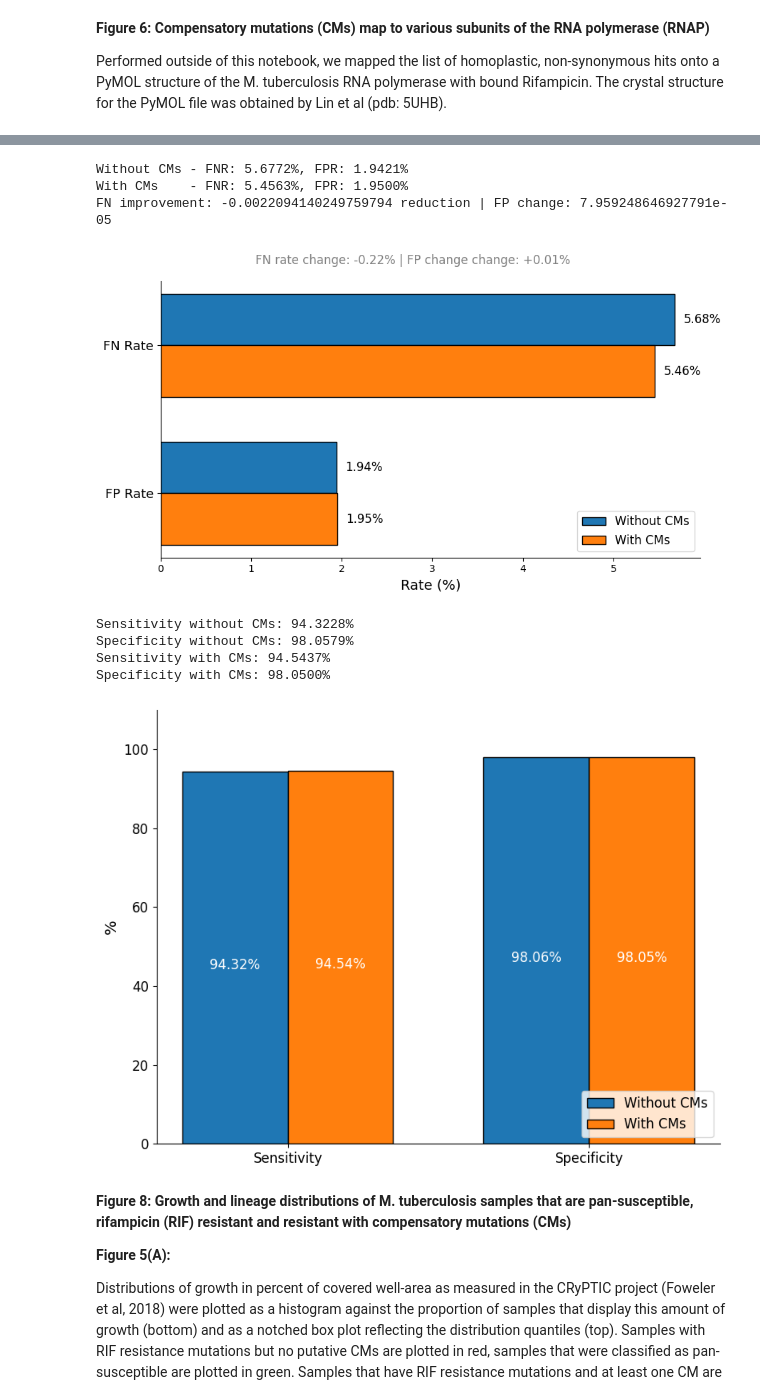
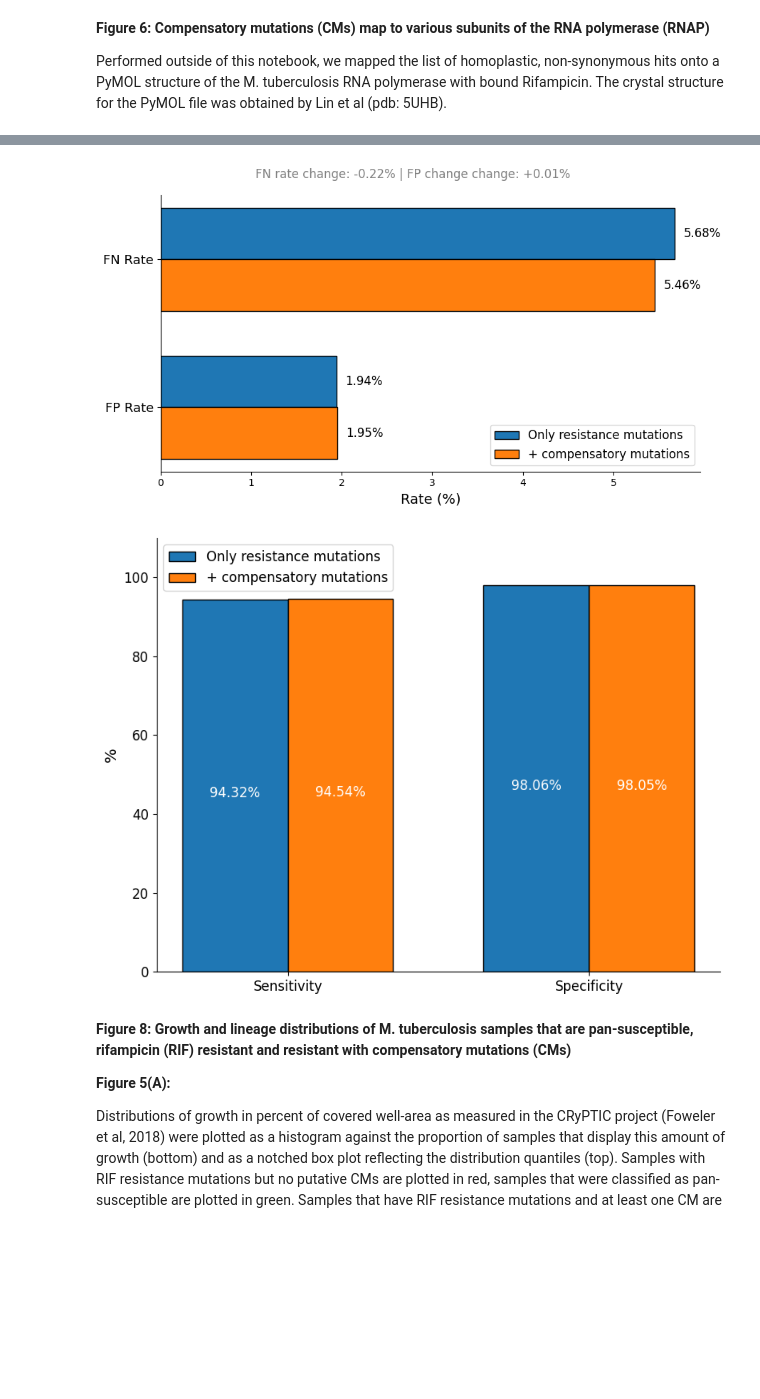
Before and after one commit to viktoria023/thesis, a Jupyter notebook: tb-rnap-compensation/Recreate_figures_paper.ipynb, the cells around one changed output, grey strips where cells are left out. Cells and saved outputs as stored; diff of their text form; code cells hidden in the pictures; blank space fills up the shorter version.

Commit message:
replace percentage formatter

```diff
--- a/tb-rnap-compensation/Recreate_figures_paper.ipynb
+++ b/tb-rnap-compensation/Recreate_figures_paper.ipynb
@@ -908,13 +893,9 @@ FPR_noCM = FP_noCM / (FP_noCM + TN_noCM)
 FNR_CM = FN_CM / (FN_CM + TP_CM)
 FPR_CM = FP_CM / (FP_CM + TN_CM)
 
-print(f"Without CMs - FNR: {FNR_noCM:.4%}, FPR: {FPR_noCM:.4%}")
-print(f"With CMs    - FNR: {FNR_CM:.4%}, FPR: {FPR_CM:.4%}")
-
 # % changes
 FN_improvement_pct = FNR_CM - FNR_noCM
 FP_change_pct = FPR_CM - FPR_noCM
-print(f"FN improvement: {FN_improvement_pct} reduction | FP change: {FP_change_pct}")
 
 error_types = ['FN Rate', 'FP Rate']
 without_CMs_rates = [FNR_noCM, FPR_noCM]
@@ -927,9 +908,9 @@ fig, ax = plt.subplots(figsize=(9, 5))
 
 # Bars for Without and With CMs
 bars_without = ax.barh(y - bar_height/2, without_CMs_rates, height=bar_height,
-                       color='#1f77b4', edgecolor='black', label='Without CMs')
+                       color='#1f77b4', edgecolor='black', label='Only resistance mutations')
 bars_with = ax.barh(y + bar_height/2, with_CMs_rates, height=bar_height,
-                    color='#ff7f0e', edgecolor='black', label='With CMs')
+                    color='#ff7f0e', edgecolor='black', label='+ compensatory mutations')
 
 # Add % labels at bar ends
 for i in range(len(error_types)):
@@ -955,17 +936,17 @@ plt.suptitle(
     fontsize=12, color='gray'
 )
 
-# Format x-axis as %
-ax.xaxis.set_major_formatter(FuncFormatter(lambda x, _: f'{int(x*100)}'))
+# Get current tick positions
+xticks = ax.get_xticks()
+
+# Replace labels with % strings
+ax.set_xticklabels([f'{int(t*100)}' for t in xticks])
 
 plt.tight_layout()
-plt.savefig('FNR_FPR_rates_comparison.svg', format='svg', dpi=1200)
+# plt.savefig('FNR_FPR_rates_comparison.svg', format='svg', dpi=1200)
 plt.show()
 # %% [output]
-Without CMs - FNR: 5.6772%, FPR: 1.9421%
-With CMs    - FNR: 5.4563%, FPR: 1.9500%
-FN improvement: -0.0022094140249759794 reduction | FP change: 7.959248646927791e-05
-[figure, old version]
+[figure, new version]
 # %%
 # Counts without CMs
 TP_noCM = 9819
@@ -986,11 +967,6 @@ spe_noCM = TN_noCM / (TN_noCM + FP_noCM)
 sen_CM = TP_CM / (TP_CM + FN_CM)
 spe_CM = TN_CM / (TN_CM + FP_CM)
 
-print(f"Sensitivity without CMs: {sen_noCM:.4%}")
-print(f"Specificity without CMs: {spe_noCM:.4%}")
-print(f"Sensitivity with CMs: {sen_CM:.4%}")
-print(f"Specificity with CMs: {spe_CM:.4%}")
-
 metrics = ['Sensitivity', 'Specificity']
 without_CM_values = [sen_noCM, spe_noCM]
 with_CM_values = [sen_CM, spe_CM]
@@ -998,42 +974,40 @@ with_CM_values = [sen_CM, spe_CM]
 x = numpy.arange(len(metrics))  # [0, 1]
 bar_width = 0.35
 
 fig, ax = plt.subplots(figsize=(8, 6))
 
 # Bars
 bars_without = ax.bar(x - bar_width/2, without_CM_values, width=bar_width,
-                      color='#1f77b4', edgecolor='black', label='Without CMs')
+                      color='#1f77b4', edgecolor='black', label='Only resistance mutations')
 bars_with = ax.bar(x + bar_width/2, with_CM_values, width=bar_width,
-                   color='#ff7f0e', edgecolor='black', label='With CMs')
+                   color='#ff7f0e', edgecolor='black', label='+ compensatory mutations')
 
 # Add value labels inside bars
 for bars in [bars_without, bars_with]:
     for bar in bars:
         height = bar.get_height()
         ax.text(bar.get_x() + bar.get_width()/2, height/2,
                 f'{height:.2%}', ha='center', va='top',
                 color='white', fontsize=12)
 
 # Customize axes
 ax.set_ylim(0, 1.1)
 ax.set_ylabel('%', fontsize=14)
 ax.set_xticks(x)
 ax.set_xticklabels(metrics, fontsize=13)
-ax.yaxis.set_major_formatter(FuncFormatter(lambda y, _: f'{int(y * 100)}'))
 ax.tick_params(axis='both', labelsize=12)
-ax.legend(fontsize=12, loc='lower right')
+ax.legend(fontsize=12, loc='upper left')
 # Hide the right and top spines
 ax.spines[['right', 'top']].set_visible(False)
+
+yticks = ax.get_yticks()
+ax.set_yticklabels([f'{int(t * 100)}' for t in yticks])
 
 plt.tight_layout()
 # plt.savefig('sensitivity_specificity_CM_grouped.svg', format='svg', dpi=1200)
 plt.show()
 # %% [output]
-Sensitivity without CMs: 94.3228%
-Specificity without CMs: 98.0579%
-Sensitivity with CMs: 94.5437%
-Specificity with CMs: 98.0500%
-[figure, old version]
+[figure, new version]
 # %% [markdown]
 **Figure 8: Growth and lineage distributions of M. tuberculosis samples that are pan-susceptible, rifampicin (RIF) resistant and resistant with compensatory mutations (CMs)**
 
```
Also changed, not shown: parts of 13 cells of this notebook.
